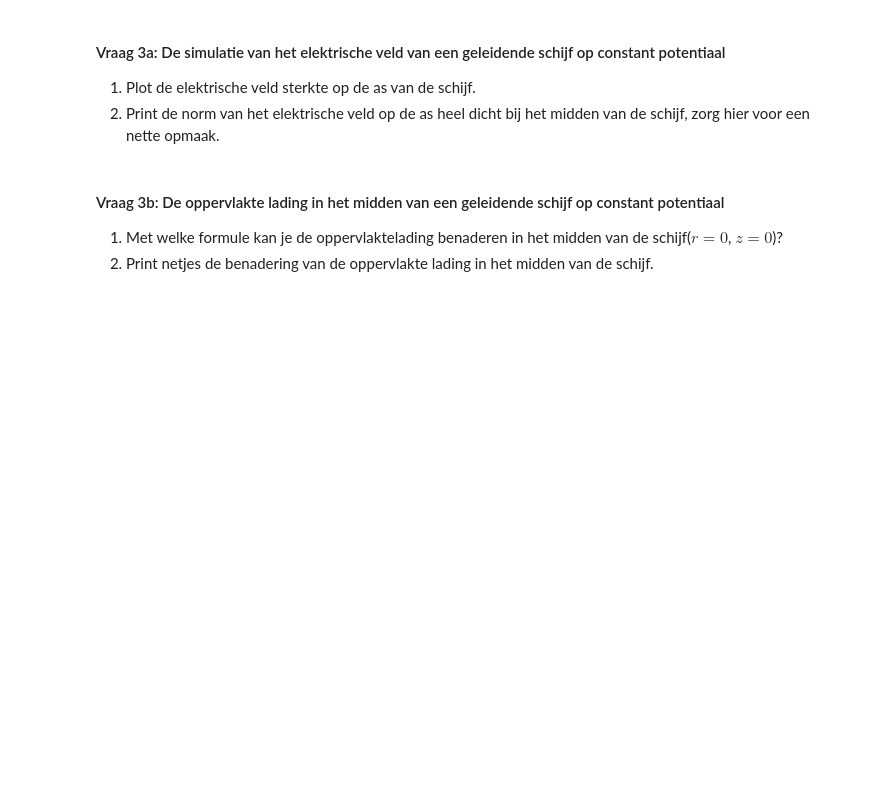
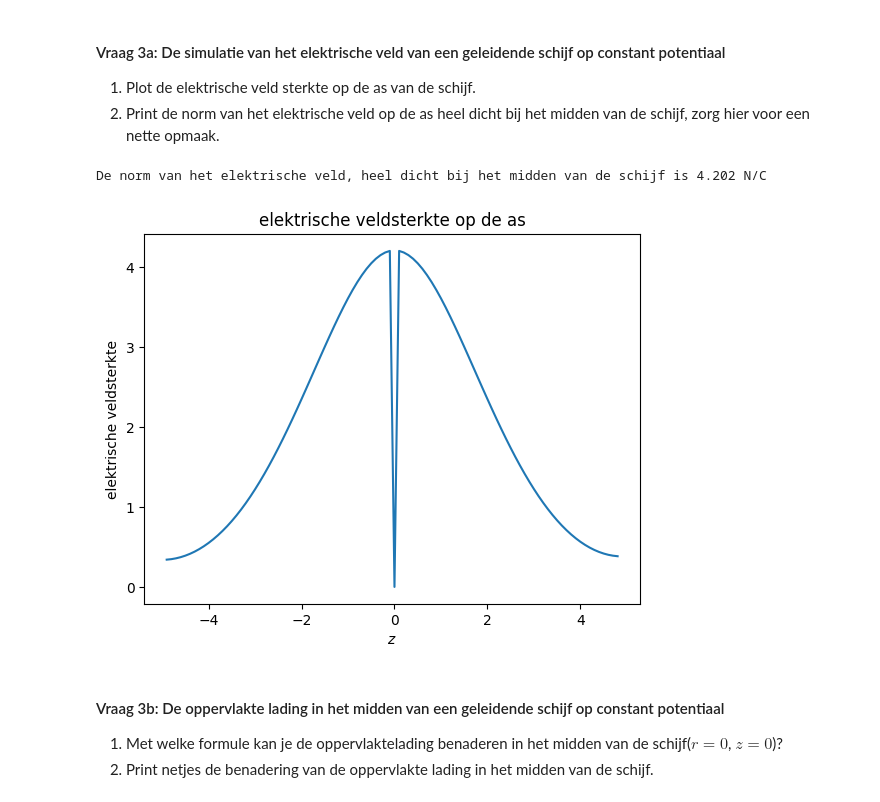
Before and after one commit to VladimirRistic/opdrachten-DEF-D, a Jupyter notebook: DigitaleOntwerpopdrachten/1CondensatorOpdracht/CondensatorOntwerpopdracht.ipynb, the cells around one changed output. Cells and saved outputs as stored; diff of their text form; code cells hidden in the pictures; blank space fills up the shorter version.

```diff
--- a/DigitaleOntwerpopdrachten/1CondensatorOpdracht/CondensatorOntwerpopdracht.ipynb
+++ b/DigitaleOntwerpopdrachten/1CondensatorOpdracht/CondensatorOntwerpopdracht.ipynb
@@ -269,7 +269,7 @@ De code hieronder lost numeriek de laplace vergelijking op voor een geleidende s
 # %%
 # Run deze cel pas deze niet aan.
 V0 = 0  # electric potential at boundary of domain (V)
-
+disk_radius = 3  # (m)
 # Één schijf
 z_pos_disk1 = 0  # z-coördinaat van de eerste geleidende schijf (m)
 z_pos_disk2 = z_pos_disk1  # z-coördinaat van de tweede geleidende schijf (m)
@@ -297,9 +297,26 @@ plot_results_disk(Ez, Er, normE, V, r, z, grid_step, disk_radius, z_pos_disk1, z
 1. Plot de elektrische veld sterkte op de as van de schijf.
 2. Print de norm van het elektrische veld op de as heel dicht bij het midden van de schijf, zorg hier voor een nette opmaak.
 # %%
-###
-###Jouw code hier###
-###
+# op de as van de schijf betekend de as die door de schijf gaat, dat is hier r=0.
+# zoek de index van r waarvoor geldt r==0.
+# r is een array van 0 naar 5 met stapgrootte van 0.1. dus de index waarvoor geldt r==0 is 0.
+# voor de veldsterkte plotten we normE tegen z
+
+z_voor_E = z[1:-1] # Dit moet, omdat z anders een langere array is.
+
+plt.figure()
+plt.plot(z_voor_E,normE[:,0])
+plt.xlabel("$z$")
+plt.ylabel("elektrische veldsterkte")
+plt.title("elektrische veldsterkte op de as")
+plt.show
+
+#2
+# De as ligt op z=0, we hebben eerder gevonden dat de index die daar het dichste bij komt 50 is.
+print("De norm van het elektrische veld, heel dicht bij het midden van de schijf is", round(normE[50,0],3), "N/C")
+# %% [output]
+De norm van het elektrische veld, heel dicht bij het midden van de schijf is 4.202 N/C
+[figure, added]
 # %% [markdown]
 #### Vraag 3b: De oppervlakte lading in het midden van een geleidende schijf op constant potentiaal
 
```
Also changed, not shown: parts of 1 cell of this notebook.
